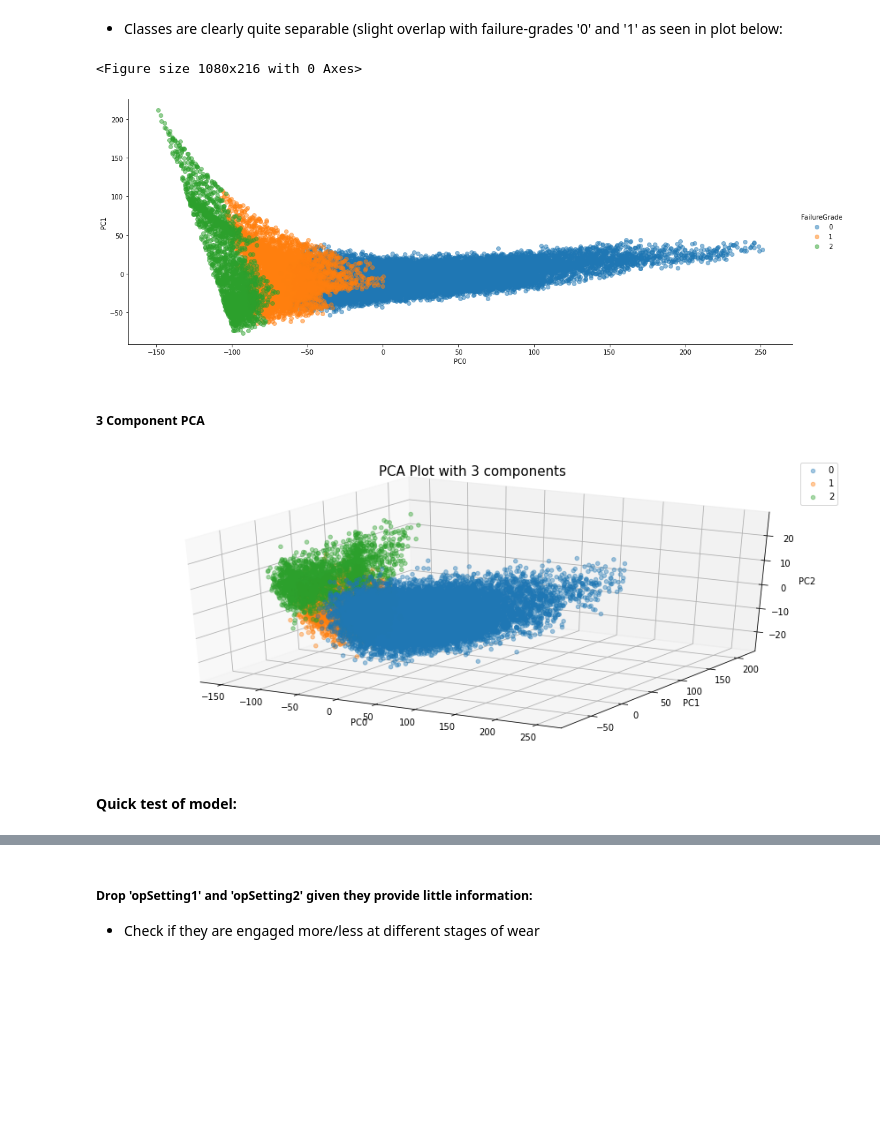
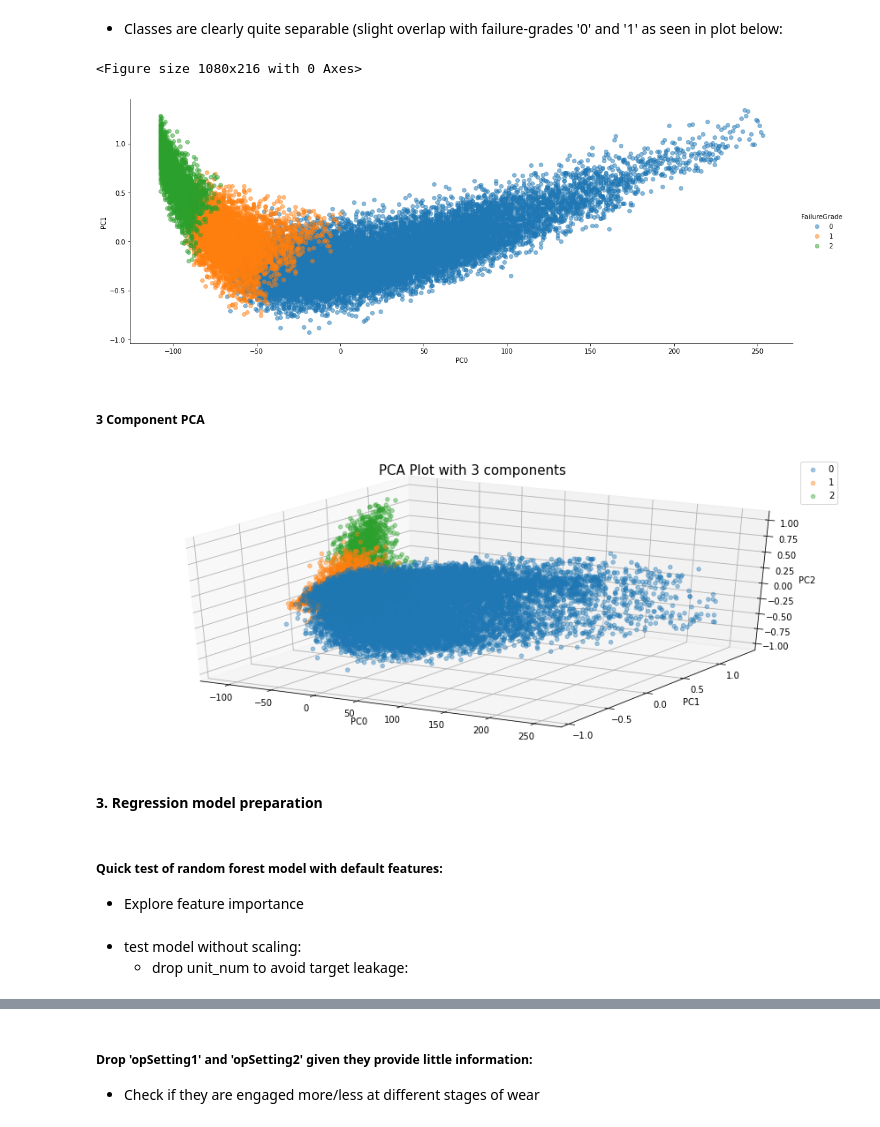
Before and after one commit to j-greggazz/Kaggle, a Jupyter notebook: Predictive Maintenance/notebooks/NASA Turbofan engine degradation analysis.ipynb, the cells around one changed output, grey strips where cells are left out. Drawn from its saved outputs; the diff is of its cells as text; code cells hidden in the pictures; blank space fills up the shorter version.

Commit message:
updated notebook with regression model evaluation

```diff
--- a/Predictive Maintenance/notebooks/NASA Turbofan engine degradation analysis.ipynb
+++ b/Predictive Maintenance/notebooks/NASA Turbofan engine degradation analysis.ipynb
@@ -327,7 +329,7 @@ Index(['unit_num', 'opSetting1', 'opSetting2', 'sensor2', 'sensor3', 'sensor4',
 # %%
 list_dfs = []
 for unit_number in train_.unit_num.unique():
-    df = train[train.unit_num == unit_number]
+    df = train_[train_.unit_num == unit_number]
     df['FailureGrade'] = 0
     max_cycle = max(df.CyclesToFailure)
     mod_threshold = int(0.3*max_cycle)
@@ -363,30 +355,34 @@ df.head()
 - Classes are clearly quite separable (slight overlap with failure-grades '0' and '1' as seen in plot below:
 # %%
 # Visualise failure grades through colours:
+df = convertToPCA(train_, nComponents = 2)
 f = plt.figure(figsize=(15,3))
 explore = sns.PairGrid(data=df, x_vars = 'PC0', y_vars = 'PC1', hue="FailureGrade", size=6, aspect=2.5)
 explore = explore.map(plt.scatter, alpha=0.5)
 explore = explore.add_legend()
 # %% [output]
 <Figure size 1080x216 with 0 Axes>
-[figure, old version]
+[figure, new version]
 # %% [markdown]
 ##### 3 Component PCA
 # %%
 f = plt.figure(figsize=(15,6))
+df = convertToPCA(train_, nComponents = 3)
 ax = f.add_subplot(111, projection='3d')
-
 for failure_grade in df.FailureGrade.unique():
     df_ = df[df.FailureGrade == failure_grade]
     ax.scatter(df_.PC0, df_.PC1, df_.PC2, marker='o', label = str(failure_grade), alpha = 0.4)
 
 ax.set_xlabel('PC0')
 ax.set_ylabel('PC1')
 ax.set_zlabel('PC2')
 plt.legend()
 plt.title('PCA Plot with 3 components', fontsize = 15)
 plt.show()
 # %% [output]
-[figure, old version]
+[figure, new version]
+# %% [markdown]
+#### 3. Regression model preparation
 # %% [markdown]
-#### Quick test of model:
+##### Quick test of random forest model with default features:
+- Explore feature importance
@@ -392,0 +447,3 @@ plt.show()
+# %% [markdown]
+- test model without scaling:
+    - drop unit_num to avoid target leakage:
```
Also changed, not shown: parts of 48 cells of this notebook.
